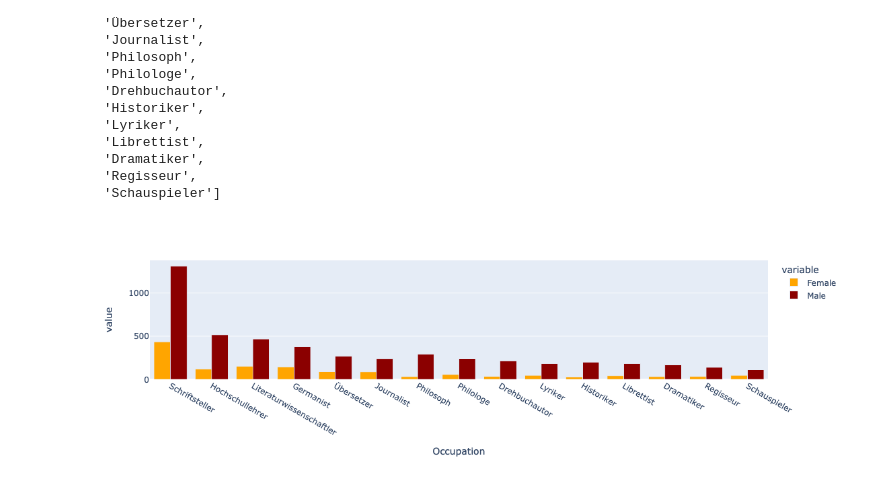
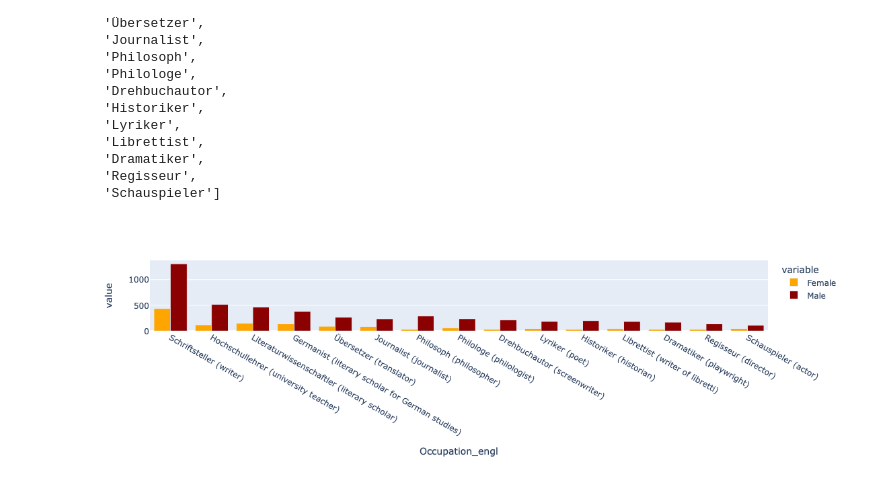
Before and after one commit to agihil/course-catalog-canonicity, a Jupyter notebook: person_statistics.ipynb, the cells around one changed output. Saved outputs shown, nothing was run; the diff lists cells and outputs as text; code cells hidden in the pictures.

```diff
--- a/person_statistics.ipynb
+++ b/person_statistics.ipynb
@@ -115,14 +107,32 @@ häufigste_berufe["Occupation"].to_list()
  'Dramatiker',
  'Regisseur',
  'Schauspieler']
+# %%
+# Occupation names are translated into english.
+berufsdf['Occupation_engl'] = berufsdf['Occupation'].map({'Schriftsteller': 'Schriftsteller (writer)', \
+                                               'Hochschullehrer': 'Hochschullehrer (university teacher)', \
+                                               'Literaturwissenschaftler': 'Literaturwissenschaftler (literary scholar)',\
+                                              'Germanist': 'Germanist (literary scholar for German studies)',\
+                                              'Übersetzer': 'Übersetzer (translator)',\
+                                              'Journalist': 'Journalist (journalist)',\
+                                              'Philosoph': 'Philosoph (philosopher)',\
+                                              'Philologe': 'Philologe (philologist)',\
+                                               'Drehbuchautor': 'Drehbuchautor (screenwriter)',\
+                                              'Historiker': 'Historiker (historian)',\
+                                              'Lyriker': 'Lyriker (poet)',\
+                                              'Librettist': 'Librettist (writer of libretti)',\
+                                              'Dramatiker': 'Dramatiker (playwright)',\
+                                              'Regisseur': 'Regisseur (director)',\
+                                              'Schauspieler': 'Schauspieler (actor)'})
 # %%
+# The figure illustrates the most frequent occupations and there quantities, splitted by gender.
 
 smalldf = berufsdf[berufsdf["Occupation"].isin(häufigste_berufe["Occupation"].to_list())]
 
-fig = px.bar(smalldf, x="Occupation", y=["Female", "Male"], color_discrete_sequence=["orange", "darkred"],\
+fig = px.bar(smalldf, x="Occupation_engl", y=["Female", "Male"], color_discrete_sequence=["orange", "darkred"],\
             barmode="group")
 fig.update_layout(xaxis={'categoryorder':'total descending'})
 fig.write_image("figures/person_statistics2.png", scale=2, height=400, width=900)
 fig.show()
 # %% [output]
-[figure, old version]
+[figure, new version]
```
Also changed, not shown: parts of 10 cells of this notebook, 5 other files.
